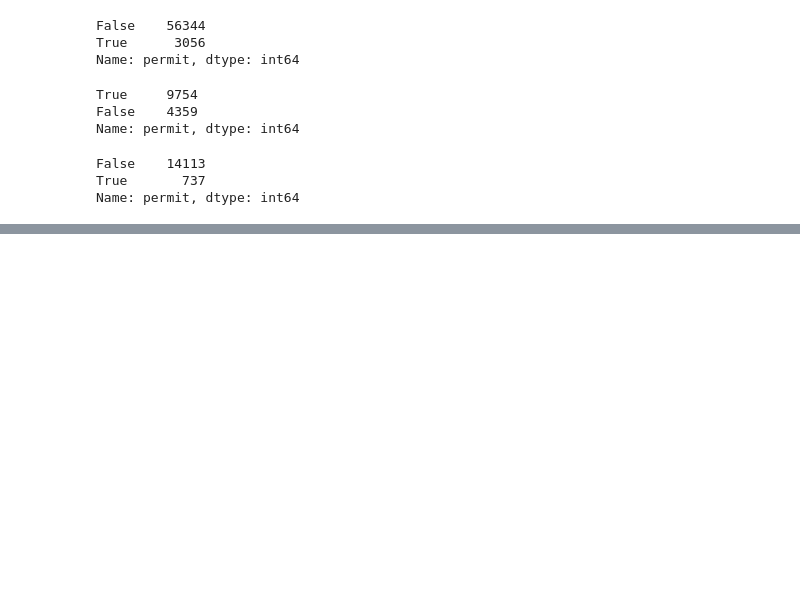
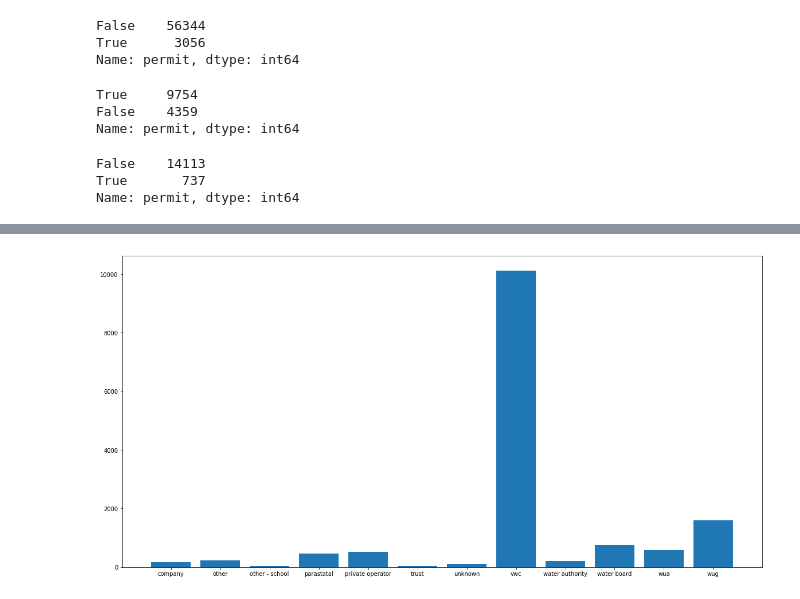
Before and after one commit to s28kiru/clean-pump-prediction, a Jupyter notebook: eda.ipynb, the cells around one changed output, grey strips where cells are left out. Cells and saved outputs as stored; diff of their text form; code cells hidden in the pictures; blank space fills up the shorter version.

```diff
--- a/eda.ipynb
+++ b/eda.ipynb
@@ -699,0 +887,4 @@ Name: permit, dtype: int64
+# %%
+bar_plot(test_data.management)
+# %% [output]
+[figure, added]
```
Also changed, not shown: parts of 68 cells of this notebook, 1 other file.
